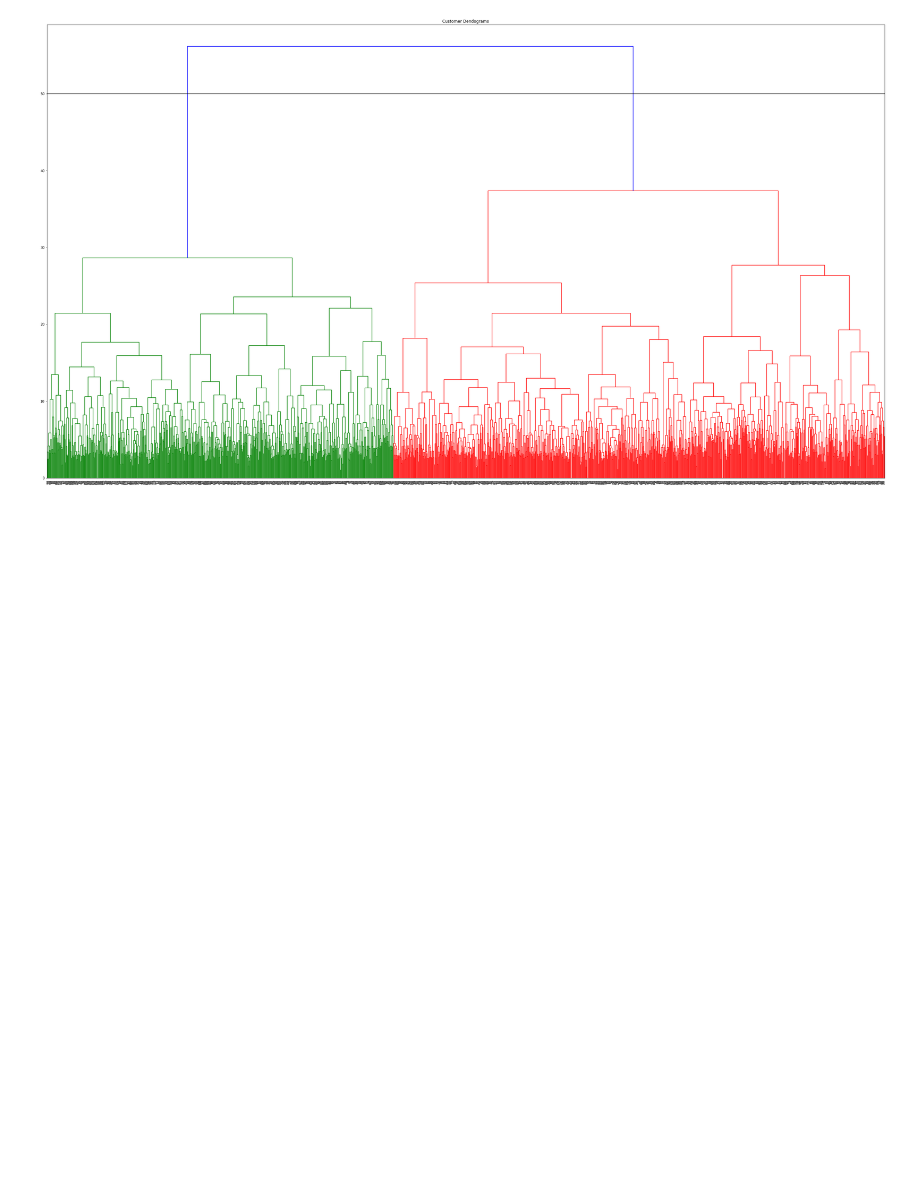
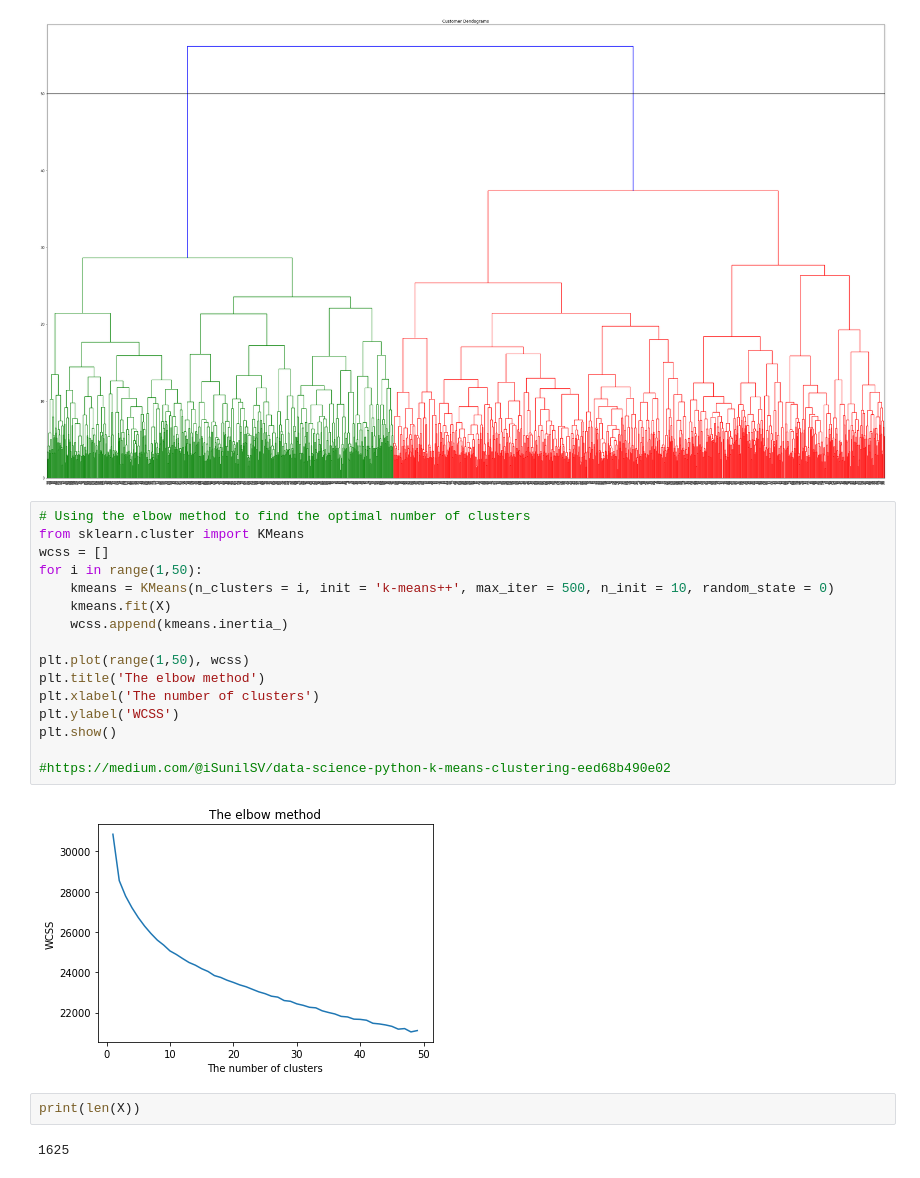
Before and after one commit to keg-tucn/CristinaPele_DBLP_2019, a Jupyter notebook: oldDBLP/new/vizualizari/venueReduced15/vizualizariVenueReduced15_notebook.ipynb, the cells around one changed output. Cells and saved outputs as stored; diff of their text form; blank space fills up the shorter version.

```diff
--- a/oldDBLP/new/vizualizari/venueReduced15/vizualizariVenueReduced15_notebook.ipynb
+++ b/oldDBLP/new/vizualizari/venueReduced15/vizualizariVenueReduced15_notebook.ipynb
@@ -76,3 +76,25 @@ Z = shc.linkage(data, method='ward')
 dend = shc.dendrogram(Z)
 # %% [output]
 [figure]
+# %%
+# Using the elbow method to find the optimal number of clusters
+from sklearn.cluster import KMeans
+wcss = []
+for i in range(1,50):
+    kmeans = KMeans(n_clusters = i, init = 'k-means++', max_iter = 500, n_init = 10, random_state = 0)
+    kmeans.fit(X)
+    wcss.append(kmeans.inertia_)
+
+plt.plot(range(1,50), wcss)
+plt.title('The elbow method')
+plt.xlabel('The number of clusters')
+plt.ylabel('WCSS')
+plt.show()
+
+#https://medium.com/@iSunilSV/data-science-python-k-means-clustering-eed68b490e02
+# %% [output]
+[figure, added]
+# %%
+print(len(X))
+# %% [output]
+1625
```
